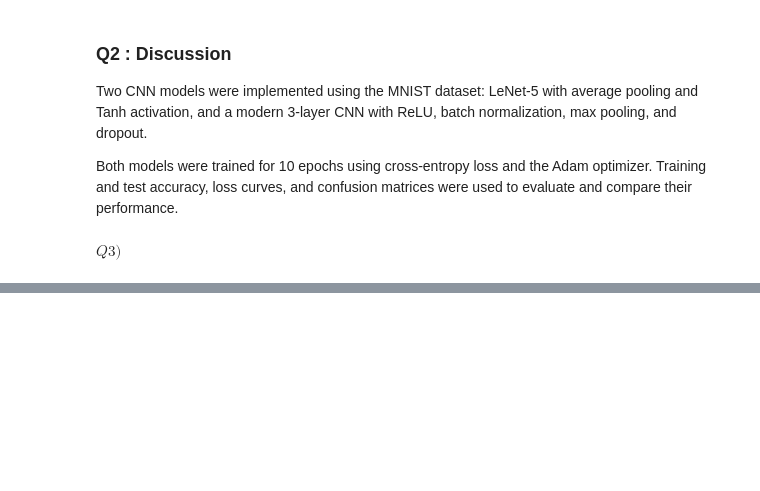
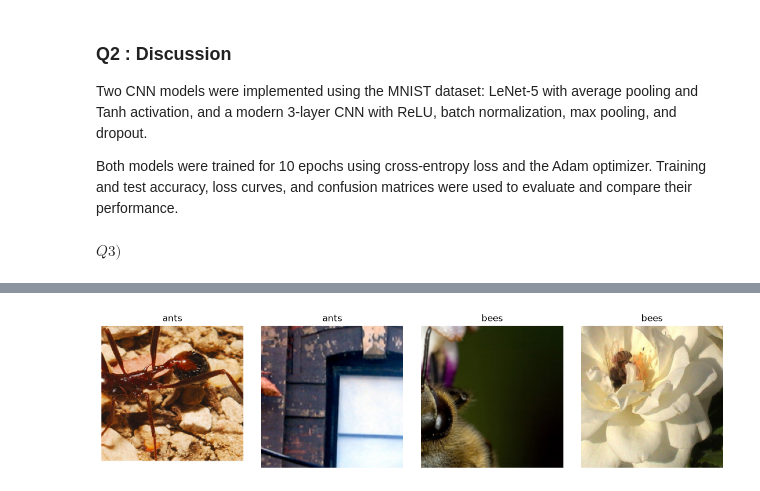
Before and after one commit to codingNR29/Image-processing, a Jupyter notebook: Assignments/Assignment 3/230544C_a03.ipynb, the cells around one changed output, grey strips where cells are left out. Saved outputs shown, nothing was run; the diff lists cells and outputs as text; code cells hidden in the pictures; blank space fills up the shorter version.

```diff
--- a/Assignments/Assignment 3/230544C_a03.ipynb
+++ b/Assignments/Assignment 3/230544C_a03.ipynb
@@ -980,0 +1046,25 @@ $Q3)$
+# %%
+#Visualizing the training images
+images, labels = next(iter(dataloaders["train"]))
+
+fig, axes = plt.subplots(1, 4, figsize=(12, 3))
+
+for i in range(4):
+    image = images[i].permute(1, 2, 0)
+
+    image = image * torch.tensor(
+        [0.229, 0.224, 0.225]
+    ) + torch.tensor(
+        [0.485, 0.456, 0.406]
+    )
+
+    image = image.clamp(0, 1)
+
+    axes[i].imshow(image)
+    axes[i].set_title(class_names[labels[i].item()])
+    axes[i].axis("off")
+
+plt.tight_layout()
+plt.show()
+# %% [output]
+[figure, added]
```
Also changed, not shown: parts of 15 cells of this notebook, 1 other file.
